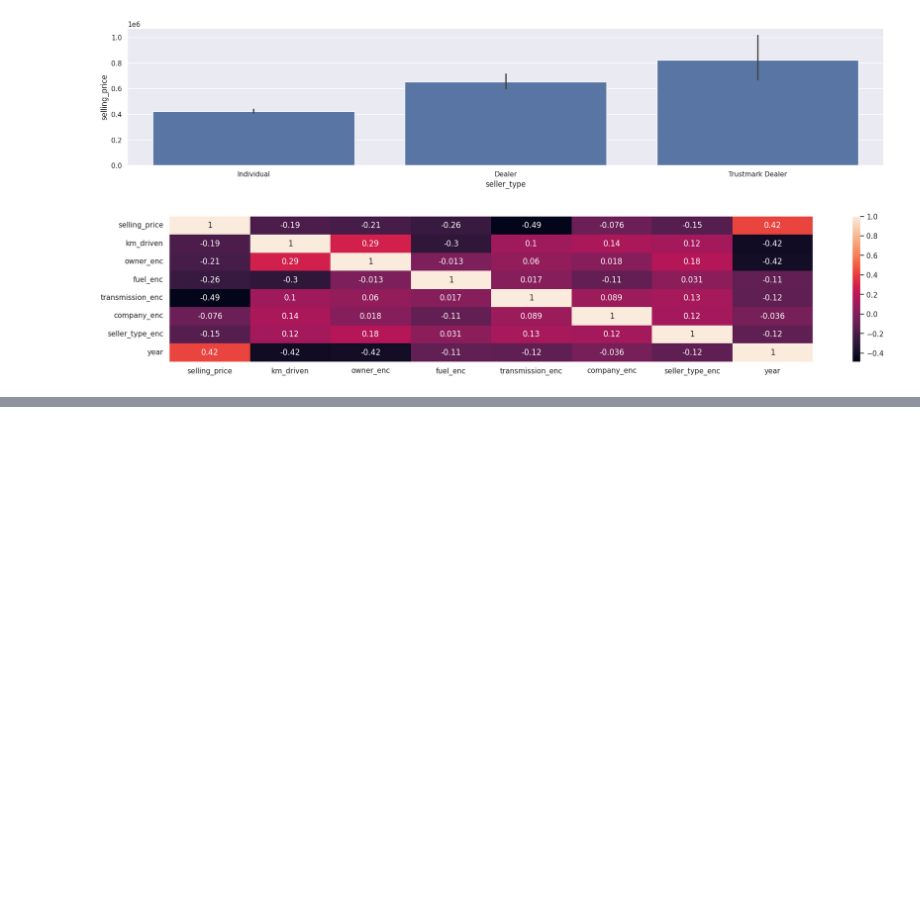
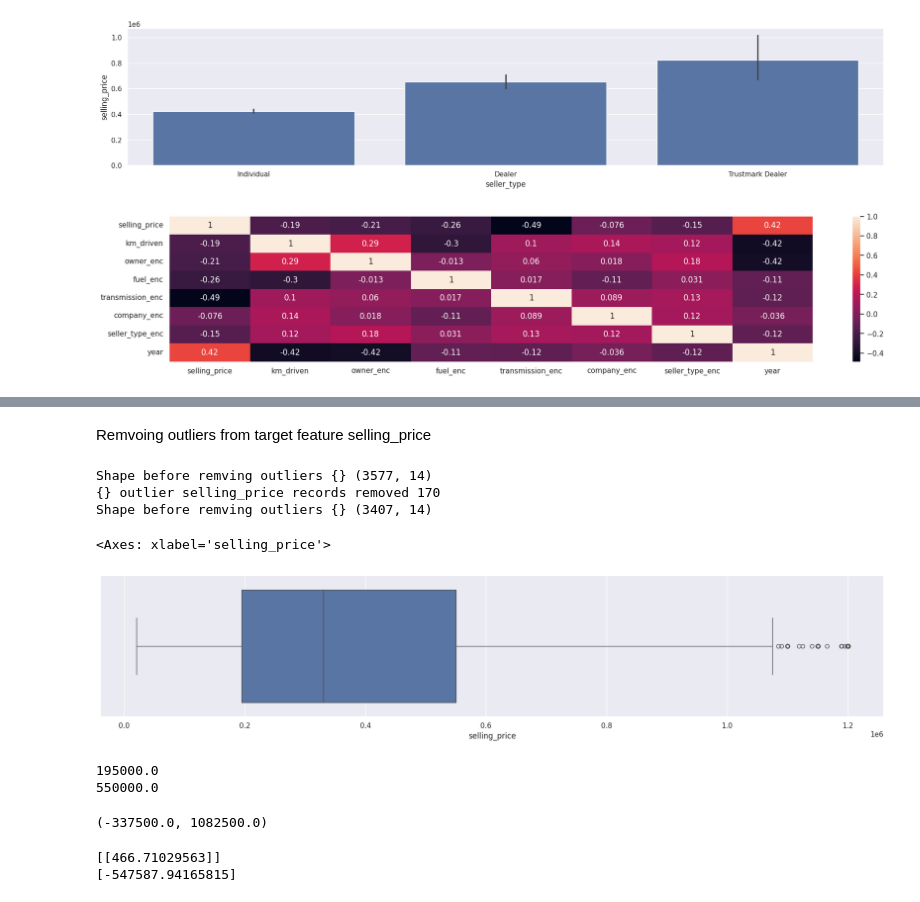
Before and after one commit to dhsingh0815/ML, a Jupyter notebook: Regression/Car.ipynb, the cells around one changed output, grey strips where cells are left out. Cells and saved outputs as stored; diff of their text form; code cells hidden in the pictures; blank space fills up the shorter version.

```diff
--- a/Regression/Car.ipynb
+++ b/Regression/Car.ipynb
@@ -207,0 +263,22 @@ With different feature variable r2_score : </br> year - 0.179 </br> year and tra
+# %%
+def remove_outlier(Q1, Q3, df):
+  lowerF= Q1 - 1.5 *(Q3-Q1)
+  higherF= Q3 + 1.5 * (Q3-Q1)
+  print('Shape before remving outliers {}', df.shape)
+  initial_size =df.shape
+  df=df.drop(df[(df['selling_price'] < lowerF) | (df['selling_price'] > higherF)].index)
+  print('{} outlier selling_price records removed', (initial_size[0]) - df.shape[0])
+  print('Shape before remving outliers {}', df.shape)
+  return df
+# %% [markdown]
+Remvoing outliers from target feature selling_price
+# %%
+df=remove_outlier(200000, 600000, df)
+
+sns.boxplot(x=df["selling_price"])
+# %% [output]
+Shape before remving outliers {} (3577, 14)
+{} outlier selling_price records removed 170
+Shape before remving outliers {} (3407, 14)
+<Axes: xlabel='selling_price'>
+[figure, added]
@@ -207,0 +295,6 @@ With different feature variable r2_score : </br> year - 0.179 </br> year and tra
+# %%
+outliers(df[['selling_price']])
+# %% [output]
+195000.0
+550000.0
+(-337500.0, 1082500.0)
@@ -207,0 +305,9 @@ With different feature variable r2_score : </br> year - 0.179 </br> year and tra
+# %%
+from sklearn.linear_model import LinearRegression
+model_= LinearRegression()
+model_.fit(X_, Y_)
+print(model_.coef_)
+print(model_.intercept_)
+# %% [output]
+[[466.71029563]]
+[-547587.94165815]
```
Also changed, not shown: parts of 18 cells of this notebook.
